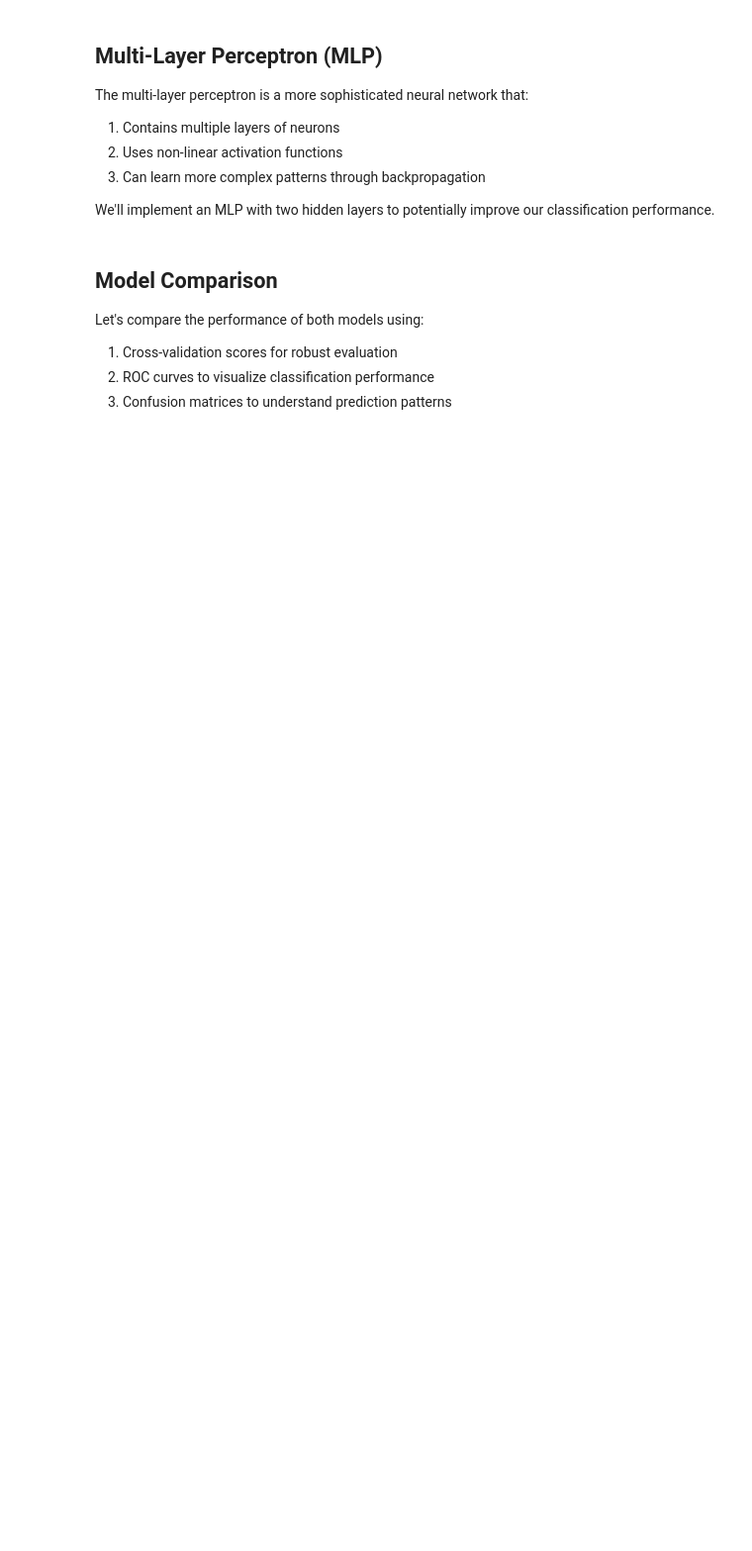
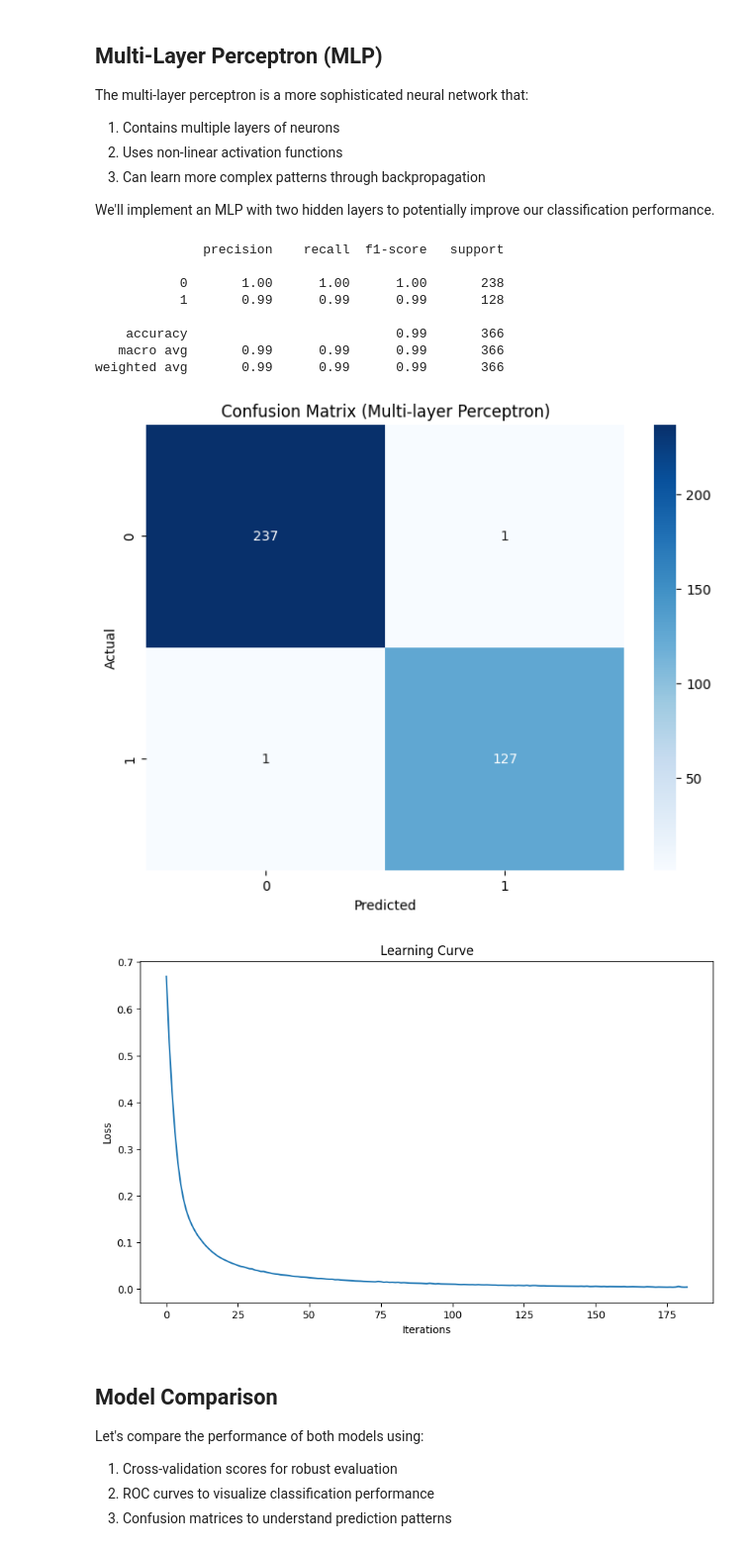
Before and after one commit to Sapar789/INDE577, a Jupyter notebook: Supervised Learning/perceptron/perceptron.ipynb, the cells around one changed output. Shown at 99% size. Saved outputs shown, nothing was run; the diff lists cells and outputs as text; code cells hidden in the pictures; blank space fills up the shorter version.

```diff
--- a/Supervised Learning/perceptron/perceptron.ipynb
+++ b/Supervised Learning/perceptron/perceptron.ipynb
@@ -158,30 +175,41 @@ We'll implement an MLP with two hidden layers to potentially improve our classif
 # %%
 # Train multi-layer perceptron
 mlp = MLPClassifier(hidden_layer_sizes=(100, 50), max_iter=1000, random_state=42)
 mlp.fit(X_train_scaled, y_train)
 
 # Make predictions
 y_pred_mlp = mlp.predict(X_test_scaled)
 
 # Print classification report
 print(classification_report(y_test, y_pred_mlp))
 
 # Create confusion matrix visualization
 plt.figure(figsize=(8, 6))
 cm_mlp = confusion_matrix(y_test, y_pred_mlp)
-sns.heatmap(cm_mlp, annot=True, fmt='d', cmap='Blues')
+sb.heatmap(cm_mlp, annot=True, fmt='d', cmap='Blues')
 plt.title('Confusion Matrix (Multi-layer Perceptron)')
 plt.xlabel('Predicted')
 plt.ylabel('Actual')
 plt.show()
 
 # Plot learning curves
 plt.figure(figsize=(10, 6))
 plt.plot(mlp.loss_curve_)
 plt.title('Learning Curve')
 plt.xlabel('Iterations')
 plt.ylabel('Loss')
 plt.show()
+# %% [output]
+              precision    recall  f1-score   support
+
+           0       1.00      1.00      1.00       238
+           1       0.99      0.99      0.99       128
+
+    accuracy                           0.99       366
+   macro avg       0.99      0.99      0.99       366
+weighted avg       0.99      0.99      0.99       366
+[figure, added]
+[figure, added]
 # %% [markdown]
 ## Model Comparison
 Let's compare the performance of both models using:
```
Also changed, not shown: parts of 8 cells of this notebook, 7 other files.
